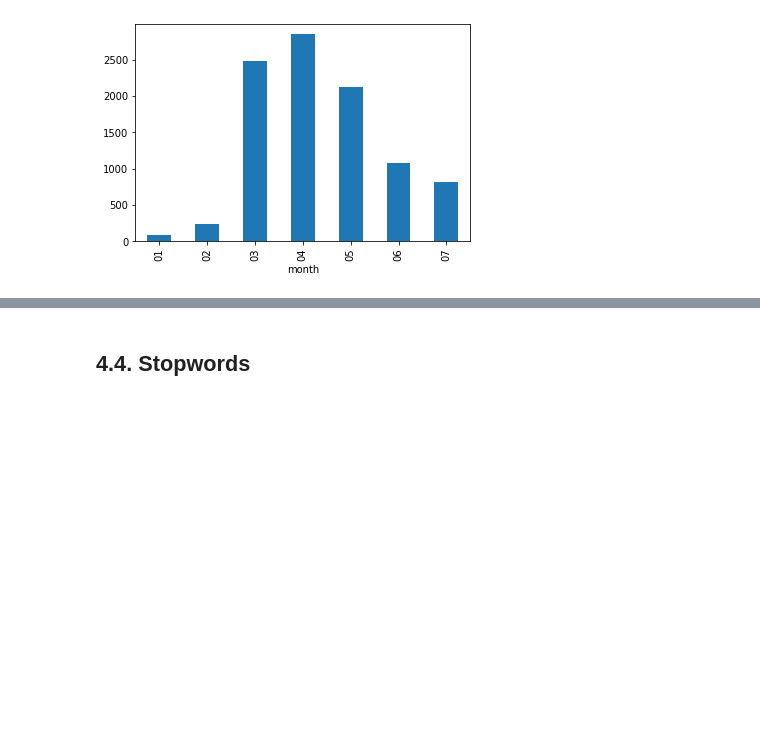
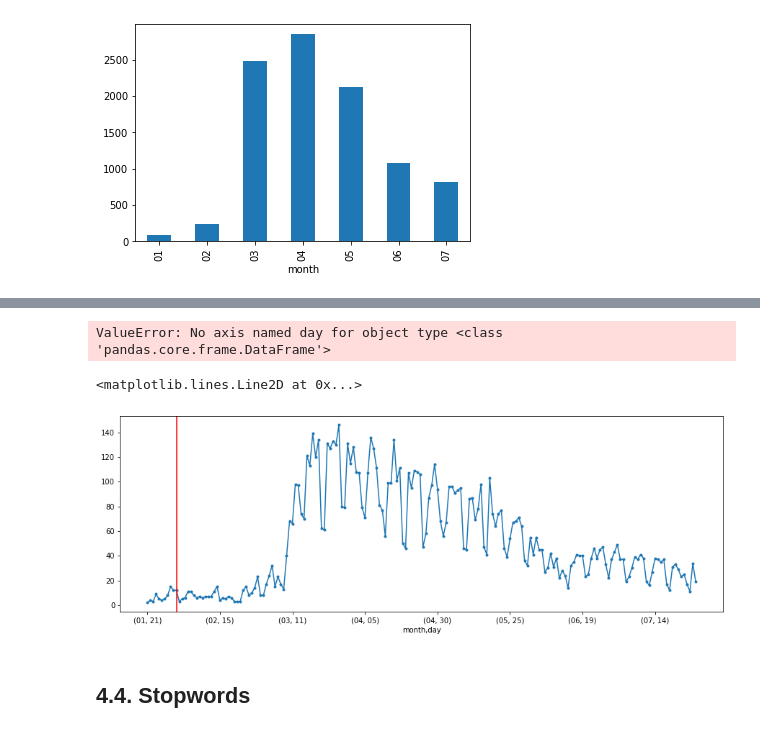
Before and after one commit to dssg-pt/miniproject-sentimentanalysis-covid, a Jupyter notebook: notebooks/news_analysis.ipynb, the cells around one changed output, grey strips where cells are left out. Cells and saved outputs as stored; diff of their text form; code cells hidden in the pictures; blank space fills up the shorter version.

```diff
--- a/notebooks/news_analysis.ipynb
+++ b/notebooks/news_analysis.ipynb
@@ -250,3 +299,13 @@ df_publico.groupby(['month', 'day']).count()['titulo'].plot(figsize=(15,10), mar
+# %%
+df_publico[['month', 'day', 'titulo']].groupby('month', 'day').count()
+# %% [output]
+ValueError: No axis named day for object type <class 'pandas.core.frame.DataFrame'>
+# %%
+ax = df_publico.groupby(['month', 'day']).count()['titulo'].plot(figsize=(15,5), marker='.')
+ax.axvline(x=, color='red')
+# %% [output]
+<matplotlib.lines.Line2D at 0x...>
+[figure, added]
 # %% [markdown]
 ## 4.4. Stopwords
 # %% [markdown]
```
Also changed, not shown: parts of 18 cells of this notebook.
